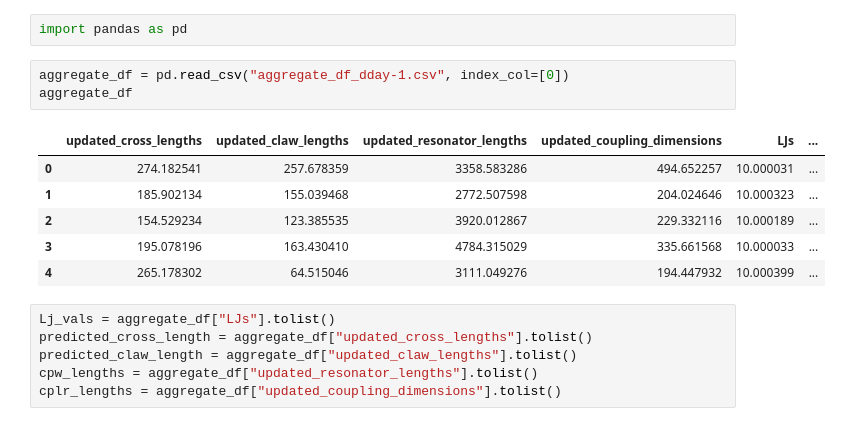
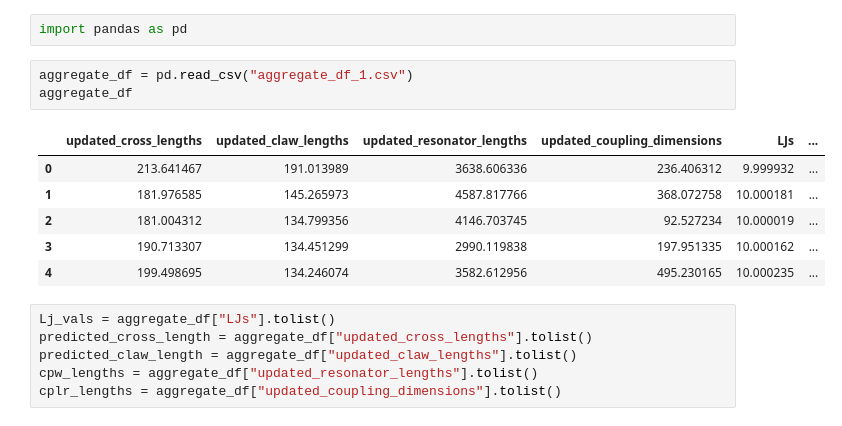
Before and after one commit to LFL-Lab/full_device_epr, a Jupyter notebook: full_device_sim.ipynb, the cells around one changed output. Saved outputs shown, nothing was run; the diff lists cells and outputs as text.

```diff
--- a/full_device_sim.ipynb
+++ b/full_device_sim.ipynb
@@ -108,15 +108,15 @@ cpw1_opts = Dict(pin_inputs = Dict(start_pin = Dict(component = 'clt',
 # %%
 import pandas as pd
 # %%
-aggregate_df = pd.read_csv("aggregate_df_dday-1.csv", index_col=[0])
+aggregate_df = pd.read_csv("aggregate_df_1.csv")
 aggregate_df
 # %% [output]
 |  | updated_cross_lengths | updated_claw_lengths | updated_resonator_lengths | updated_coupling_dimensions | LJs | ... |
-| 0 | 274.182541 | 257.678359 | 3358.583286 | 494.652257 | 10.000031 | ... |
-| 1 | 185.902134 | 155.039468 | 2772.507598 | 204.024646 | 10.000323 | ... |
-| 2 | 154.529234 | 123.385535 | 3920.012867 | 229.332116 | 10.000189 | ... |
-| 3 | 195.078196 | 163.430410 | 4784.315029 | 335.661568 | 10.000033 | ... |
-| 4 | 265.178302 | 64.515046 | 3111.049276 | 194.447932 | 10.000399 | ... |
+| 0 | 213.641467 | 191.013989 | 3638.606336 | 236.406312 | 9.999932 | ... |
+| 1 | 181.976585 | 145.265973 | 4587.817766 | 368.072758 | 10.000181 | ... |
+| 2 | 181.004312 | 134.799356 | 4146.703745 | 92.527234 | 10.000019 | ... |
+| 3 | 190.713307 | 134.451299 | 2990.119838 | 197.951335 | 10.000162 | ... |
+| 4 | 199.498695 | 134.246074 | 3582.612956 | 495.230165 | 10.000235 | ... |
 # %%
 Lj_vals = aggregate_df["LJs"].tolist()
 predicted_cross_length = aggregate_df["updated_cross_lengths"].tolist()
```
Also changed, not shown: parts of 4 cells of this notebook, 1 other file.
